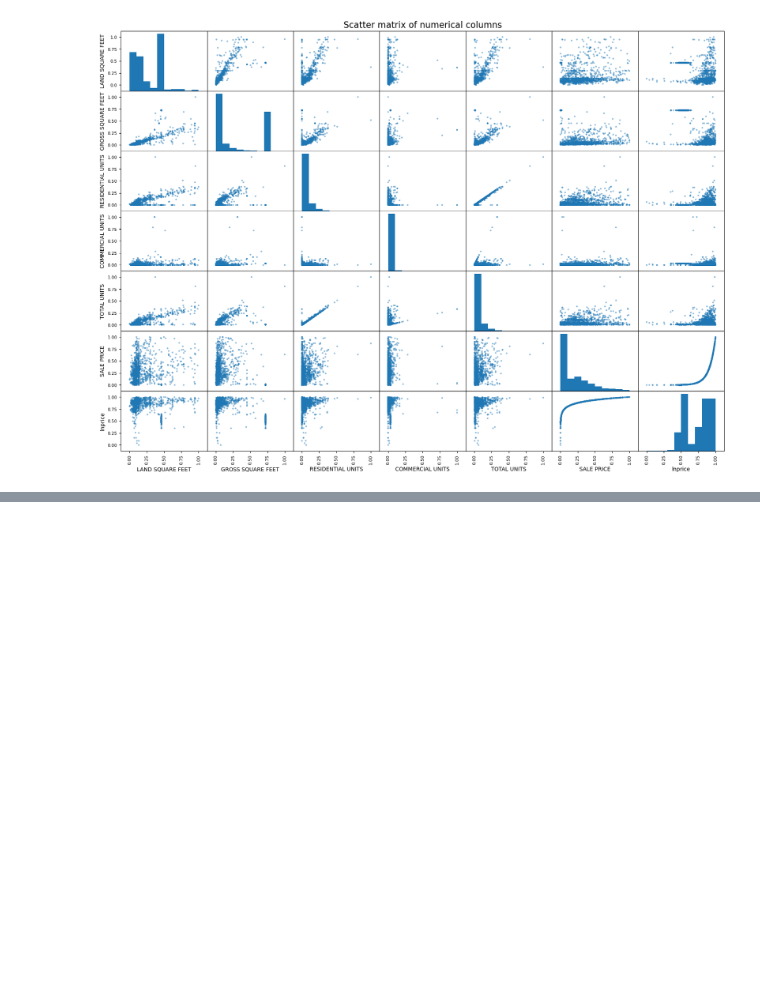
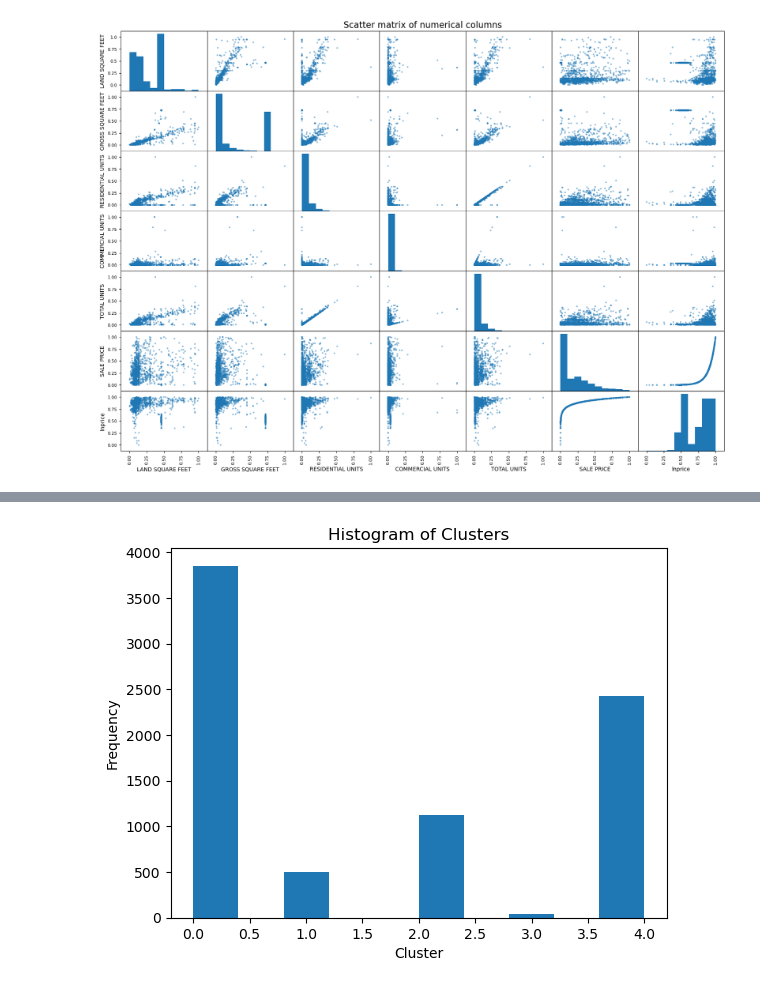
Before and after one commit to iNafey/house-price-predictor, a Jupyter notebook: main.ipynb, the cells around one changed output, grey strips where cells are left out. Cells and saved outputs as stored; diff of their text form; code cells hidden in the pictures; blank space fills up the shorter version.

```diff
--- a/main.ipynb
+++ b/main.ipynb
@@ -999,0 +1497,85 @@ dtype: int64
+# %%
+"""
+X = normalised_df
+
+df1 = normalised_df[normalised_df.clust==0]
+df2 = normalised_df[normalised_df.clust==1]
+df3 = normalised_df[normalised_df.clust==2]
+df4 = normalised_df[normalised_df.clust==3]
+#df5 = treated_data[treated_data.clust==4]
+
+
+plt.scatter(df1[numericals], df1['lnprice'], s = 100, c = 'red', label = 'Cluster 1')
+plt.scatter(df2['GROSS SQUARE FEET'], df2['lnprice'], s = 100, c = 'blue', label = 'Cluster 2')
+plt.scatter(df3['GROSS SQUARE FEET'], df3['lnprice'], s = 100,  c = 'green', label = 'Cluster 3')
+plt.scatter(df4['GROSS SQUARE FEET'], df4['lnprice'], s = 100,  c = 'black', label = 'Cluster 4')
+#plt.scatter(df5['LAND SQUARE FEET'], df5['lnprice'], s = 100,  c = 'purple', label = 'Cluster 5')
+"""
+
+from sklearn.cluster import KMeans
+from sklearn.decomposition import PCA
+from sklearn.metrics import completeness_score
+from sklearn.metrics import r2_score
+X = treated_data[['TOTAL UNITS', 'RESIDENTIAL UNITS', 'LAND SQUARE FEET', 'GROSS SQUARE FEET']]
+
+Y = treated_data['lnprice']
+
+trainX, testX, trainY, testY = train_test_split(X, Y, test_size=0.2)
+
+model = KMeans(n_clusters=6).fit(trainX,trainY)
+
+
+print("training score objective met",model.score(trainX, trainY))
+print("test score objective met",model.score(testX, testY))
+
+#completeness metric of a cluster labeling given a ground truth
+#completeness if all the data points that are members of a given class are elements of the same cluster.
+print("completeness_score ",completeness_score(model.predict(testX), testY))
+print("r2_score ",r2_score(model.predict(testX), testY))
+
+print('J Score (cost) = ', model.inertia_)
+
+labels = model.labels_
+md = pd.Series(labels)
+normalised_df['clust'] = md
+
+print(display(treated_data[['TOTAL UNITS', 'RESIDENTIAL UNITS', 'LAND SQUARE FEET', 'GROSS SQUARE FEET', 'SALE PRICE', 'lnprice','clust']].head(10)))
+
+centroids = model.cluster_centers_
+print ('centroids', centroids)
+
+plt.hist(treated_data['clust'])
+plt.title('Histogram of Clusters')
+plt.xlabel('Cluster')
+plt.ylabel('Frequency')
+plt.show()
+
+cl_means = treated_data.groupby('clust').mean()
+print(display(cl_means['lnprice']))
+
+
+
+#pca_data = PCA(n_components=2).fit(normalised_df[numericals])
+#pca_2d = pca_data.transform(normalised_df[numericals])
+#plt.scatter(pca_2d[:,0], pca_2d[:,1], c=labels)
+#plt.title('house clusters')
+#plt.show()
+
+"""
+def elbow(data):
+    sse = {}
+    for k in range(2, 20, 2):
+        kmeans = KMeans(n_clusters=k, max_iter=1000).fit(data)
+        print(k, kmeans.inertia_)
+        print(kmeans)
+        sse[k] = kmeans.inertia_
+    plt.figure()
+    plt.plot(list(sse.keys()), list(sse.values()), linewidth=4)
+    plt.title("j score elbow method")
+    plt.xlabel("Number of clusters")
+    plt.ylabel("Cost")
+    plt.show()
+elbow(normalised_df[['TOTAL UNITS', 'RESIDENTIAL UNITS', 'LAND SQUARE FEET', 'GROSS SQUARE FEET', 'lnprice']])
+# k=4 clusters best cluster number as it shows the greatest proportionally reductive results from 4 clusters to 6
+"""
+# %% [output]
@@ -999,0 +1610 @@ dtype: int64
+[figure, added]
```
Also changed, not shown: parts of 70 cells of this notebook.
